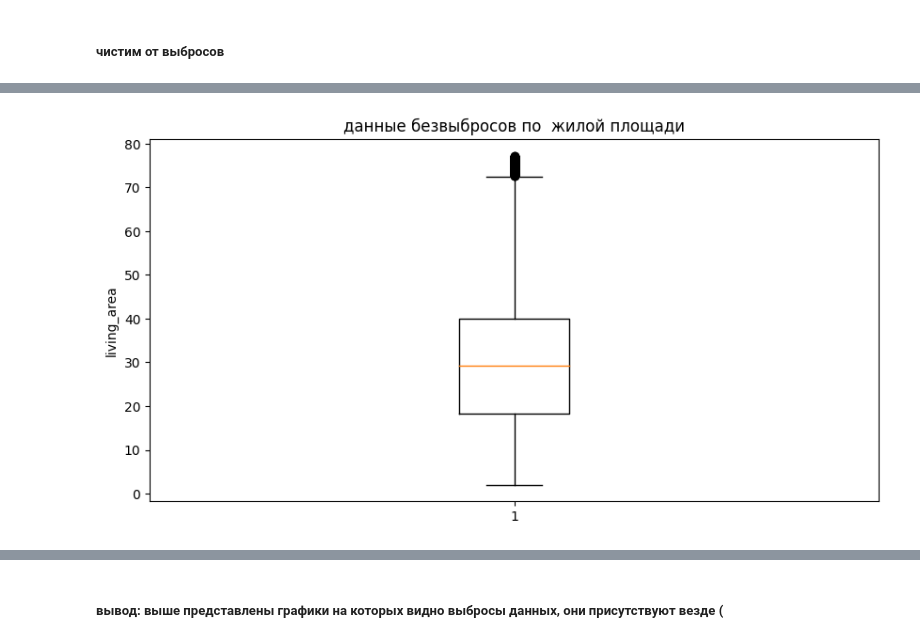
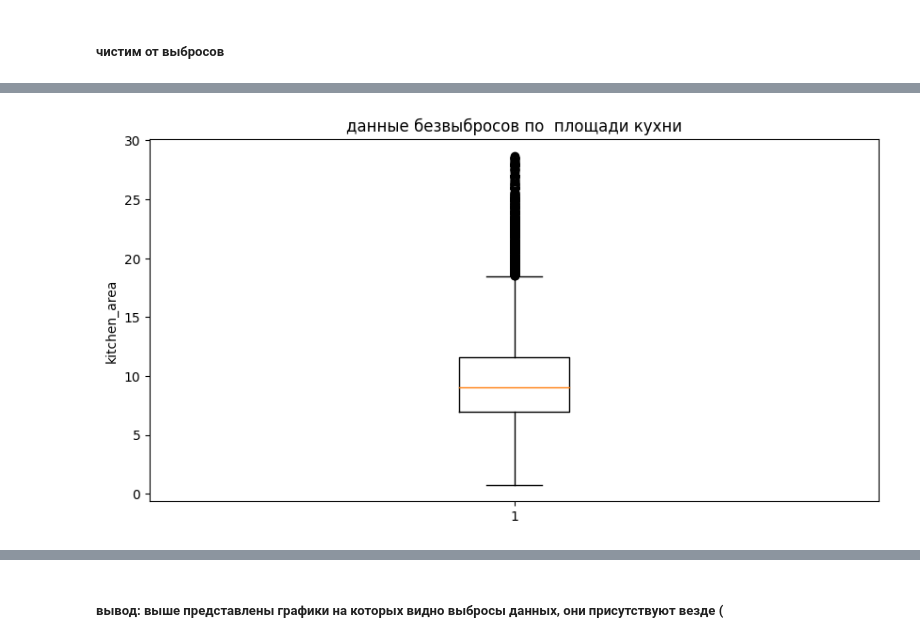
Before and after one commit to StasBredun/Yandex_practicum_DS.Project_3, a Jupyter notebook: project_3.ipynb, the cells around one changed output, grey strips where cells are left out. Saved outputs shown, nothing was run; the diff lists cells and outputs as text; code cells hidden in the pictures.

```diff
--- a/project_3.ipynb
+++ b/project_3.ipynb
@@ -453,0 +530,21 @@ import matplotlib.pyplot as plt
+# %%
+Q1 = data['total_area'].quantile(0.1)
+Q3 = data['total_area'].quantile(0.9)
+IQR = Q3 - Q1
+
+# находим верхнею и нижнею грань
+
+lower = Q1 - 1.5 * IQR
+upper = Q3 + 1.5 * IQR
+
+
+#удаляем выбросы
+
+data = data[(data['total_area'] >= lower) & (data['total_area'] <= upper)]
+
+# выод отчищеных данных
+plt.figure(figsize=(10, 5))
+plt.boxplot(data['total_area'])
+plt.title('данные безвыбросов по общей площади')
+plt.ylabel('total_area')
+plt.show()
@@ -488,15 +594,22 @@ data.shape[0]
 # %%
-Q1 = data['living_area'].quantile(0.1)
-Q3 = data['living_area'].quantile(0.9)
+Q1 = data['kitchen_area'].quantile(0.1)
+Q3 = data['kitchen_area'].quantile(0.9)
+IQR = Q3 - Q1
 
-# Отсеиваем living_area выбросы
-data['last_price'] = data['living_area'].clip(lower=Q1, upper=Q3)
+# находим верхнею и нижнею грань
 
-# выод отчищеных данных
+lower = Q1 - 1.5 * IQR
+upper = Q3 + 1.5 * IQR
+
+
+#удаляем выбросы
+data = data[(data['kitchen_area'] >= lower) & (data['kitchen_area'] <= upper)]
+
+
 plt.figure(figsize=(10, 5))
-plt.boxplot(data['living_area'])
-plt.title('данные безвыбросов по  жилой площади')
-plt.ylabel('living_area')
+plt.boxplot(data['kitchen_area'])
+plt.title('данные безвыбросов по  площади кухни')
+plt.ylabel('kitchen_area')
 plt.show()
 # %% [output]
-[figure, old version]
+[figure, new version]
```
Also changed, not shown: parts of 32 cells of this notebook.
